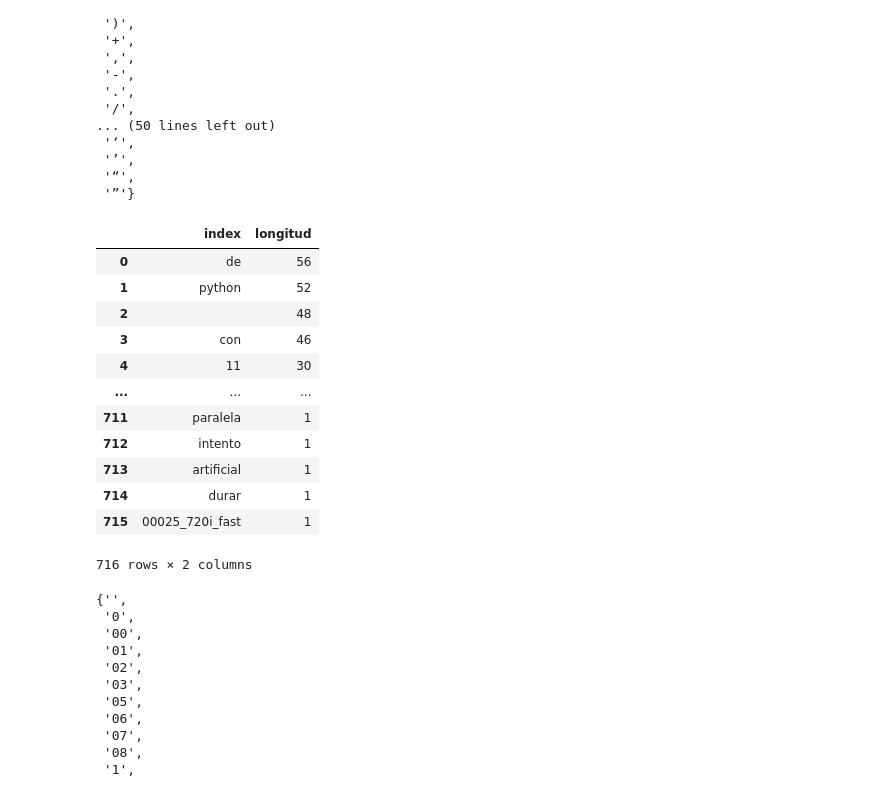
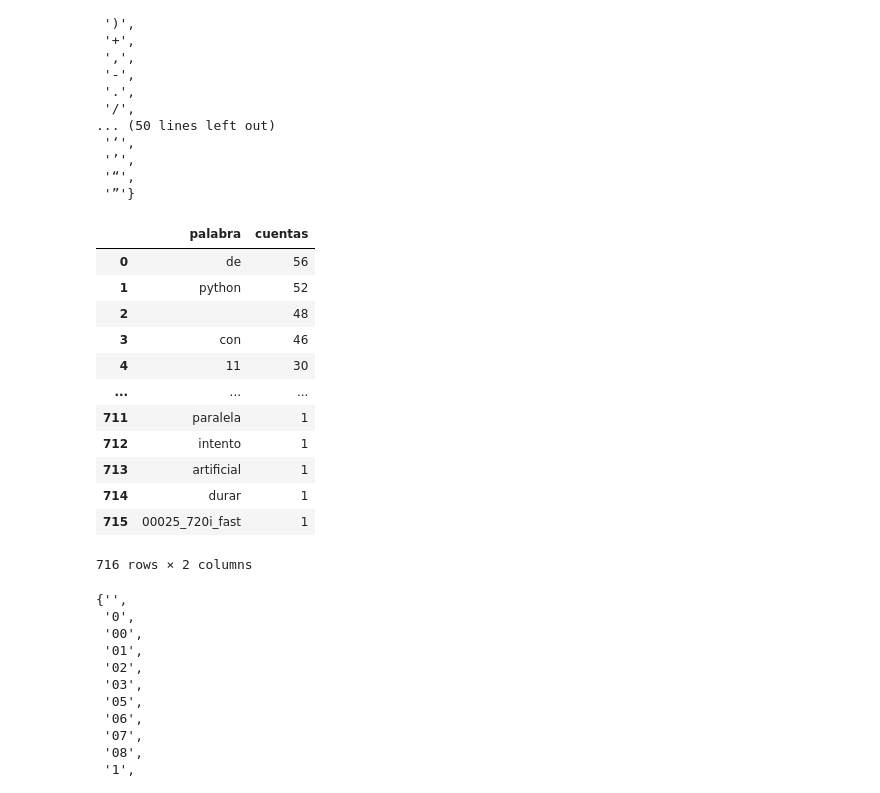
Before and after one commit to akielbowicz/previa-pyconar-2020, a Jupyter notebook: notebooks/02_analisis_de_datos.ipynb, the cells around one changed output. Saved outputs shown, nothing was run; the diff lists cells and outputs as text; code cells hidden in the pictures.

```diff
--- a/notebooks/02_analisis_de_datos.ipynb
+++ b/notebooks/02_analisis_de_datos.ipynb
@@ -165,14 +165,15 @@ set(''.join( x for x in df.title.str.lower() ) )
 # %%
 (titulos.str.split(' ',expand=True)
         .stack()
 #         .reset_index(drop=True)
         .value_counts()
-        .to_frame(name='longitud')
+        .to_frame(name='cuentas')
         .reset_index()
+        .rename(columns={'index':'palabra'})
 )
 #         .groupby('palabras',as_index=False).count())
 # %% [output]
-|  | index | longitud |
+|  | palabra | cuentas |
 | 0 | de | 56 |
 | 1 | python | 52 |
 | 2 |  | 48 |
```
Also changed, not shown: parts of 4 cells of this notebook.
